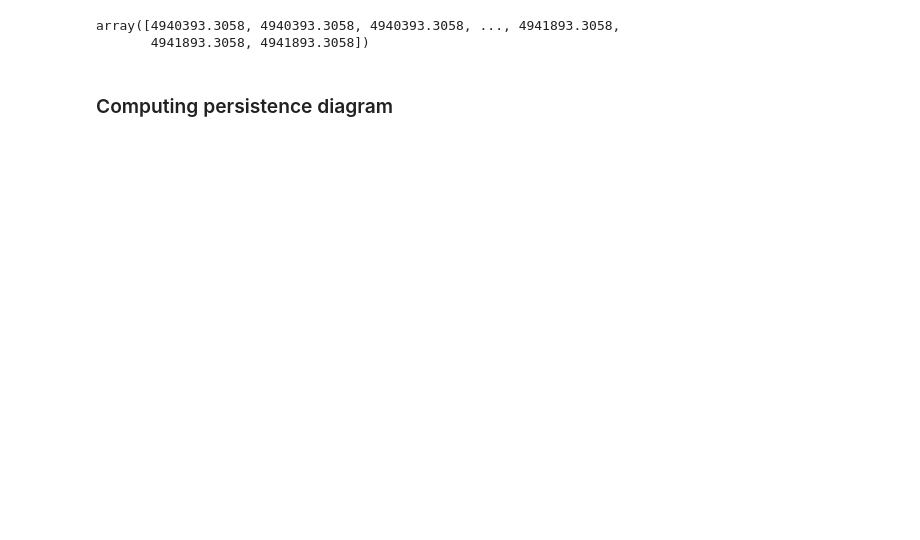
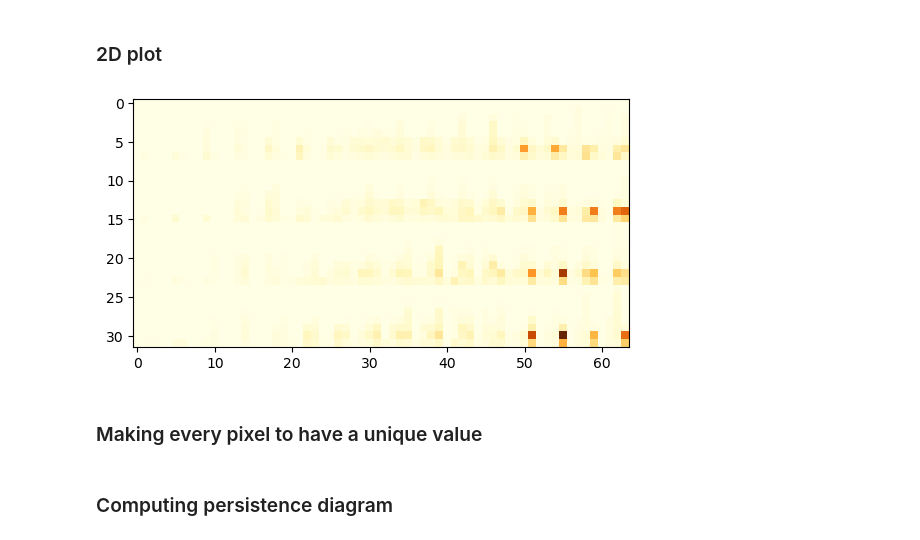
Before and after one commit to urban-toolkit/utk, a Jupyter notebook: src/pythonComponents/dataLoading/Topology.ipynb, the cells around one changed output. Cells and saved outputs as stored; diff of their text form; code cells hidden in the pictures; blank space fills up the shorter version.

```diff
--- a/src/pythonComponents/dataLoading/Topology.ipynb
+++ b/src/pythonComponents/dataLoading/Topology.ipynb
@@ -83,6 +83,10 @@ data_points = np.vstack([m1, m2, m3])
 
 kernel = scipy.stats.gaussian_kde(data_points, weights=values)
 
-# sampled_values = np.reshape(kernel(positions).T, X.shape)
-sampled_values = kernel(positions).T
+sampled_values = np.reshape(kernel(positions).T, X.shape)
+# sampled_values = kernel(positions).T
+# %%
+reshape_sampled_values = np.reshape(sampled_values, (64, 32))
+
+reshape_sampled_values = ((reshape_sampled_values - reshape_sampled_values.min())/(reshape_sampled_values.max() - reshape_sampled_values.min())) # normalizing the data
 # %%
@@ -117,5 +121,13 @@ file.close()
-# %%
-positions[0,:]
-# %% [output]
-array([4940393.3058, 4940393.3058, 4940393.3058, ..., 4941893.3058,
-       4941893.3058, 4941893.3058])
+# %% [markdown]
+### 2D plot
+# %%
+fig, ax = plt.subplots()
+# ax.imshow(np.rot90(reshape_sampled_values), cmap=plt.cm.YlOrBr, extent=[xmin, xmax, ymin, ymax])
+ax.imshow(np.rot90(reshape_sampled_values), cmap=plt.cm.YlOrBr)
+#  ax.set_xlim([xmin, xmax])
+# ax.set_ylim([ymin, ymax])
+plt.show()
+# %% [output]
+[figure, added]
+# %% [markdown]
+### Making every pixel to have a unique value
```
Also changed, not shown: parts of 11 cells of this notebook, 4 other files.
